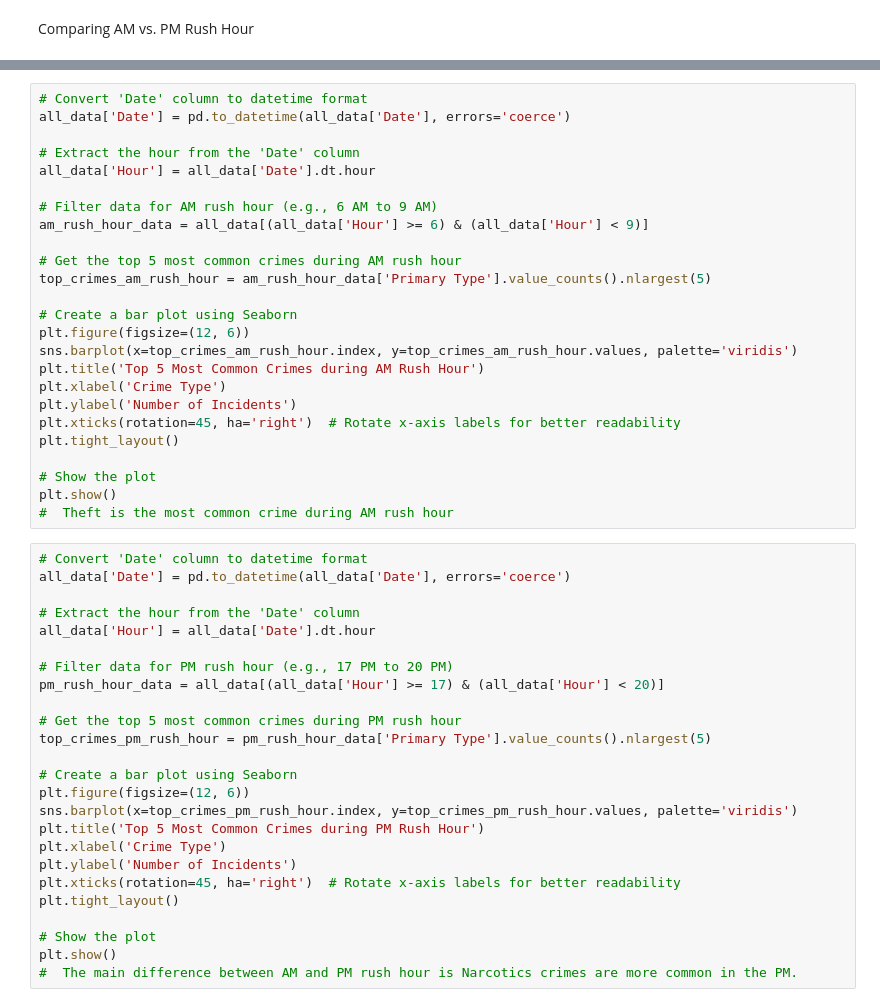
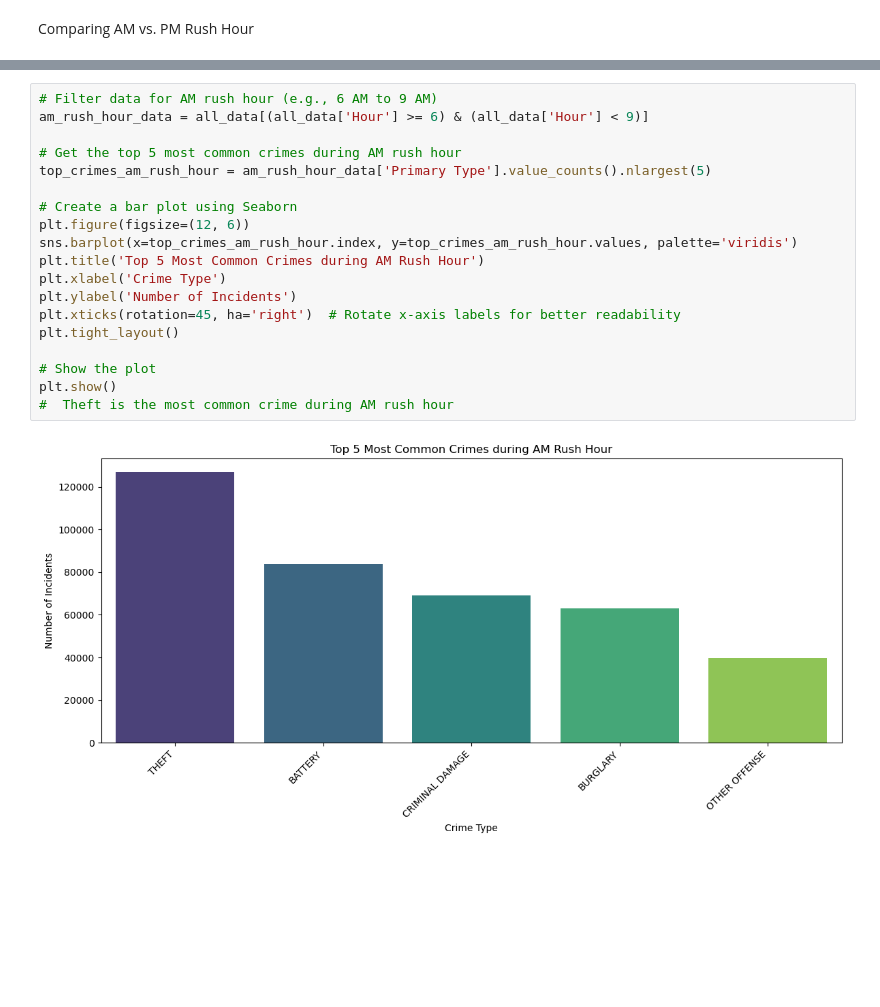
Before and after one commit to JamesCraig35/Chicago-Crime-Project, a Jupyter notebook: Part 1.ipynb, the cells around one changed output, grey strips where cells are left out. Cells and saved outputs as stored; diff of their text form; blank space fills up the shorter version.

```diff
--- a/Part 1.ipynb
+++ b/Part 1.ipynb
@@ -285,50 +281,21 @@ plt.show()
 # %%
-# Convert 'Date' column to datetime format
-all_data['Date'] = pd.to_datetime(all_data['Date'], errors='coerce')
-
-# Extract the hour from the 'Date' column
-all_data['Hour'] = all_data['Date'].dt.hour
-
 # Filter data for AM rush hour (e.g., 6 AM to 9 AM)
 am_rush_hour_data = all_data[(all_data['Hour'] >= 6) & (all_data['Hour'] < 9)]
 
 # Get the top 5 most common crimes during AM rush hour
 top_crimes_am_rush_hour = am_rush_hour_data['Primary Type'].value_counts().nlargest(5)
 
 # Create a bar plot using Seaborn
 plt.figure(figsize=(12, 6))
 sns.barplot(x=top_crimes_am_rush_hour.index, y=top_crimes_am_rush_hour.values, palette='viridis')
 plt.title('Top 5 Most Common Crimes during AM Rush Hour')
 plt.xlabel('Crime Type')
 plt.ylabel('Number of Incidents')
 plt.xticks(rotation=45, ha='right')  # Rotate x-axis labels for better readability
 plt.tight_layout()
 
 # Show the plot
 plt.show()
 #  Theft is the most common crime during AM rush hour
+# %% [output]
+[figure, added]
-# %%
-# Convert 'Date' column to datetime format
-all_data['Date'] = pd.to_datetime(all_data['Date'], errors='coerce')
-
-# Extract the hour from the 'Date' column
-all_data['Hour'] = all_data['Date'].dt.hour
-
-# Filter data for PM rush hour (e.g., 17 PM to 20 PM)
-pm_rush_hour_data = all_data[(all_data['Hour'] >= 17) & (all_data['Hour'] < 20)]
-
-# Get the top 5 most common crimes during PM rush hour
-top_crimes_pm_rush_hour = pm_rush_hour_data['Primary Type'].value_counts().nlargest(5)
-
-# Create a bar plot using Seaborn
-plt.figure(figsize=(12, 6))
-sns.barplot(x=top_crimes_pm_rush_hour.index, y=top_crimes_pm_rush_hour.values, palette='viridis')
-plt.title('Top 5 Most Common Crimes during PM Rush Hour')
-plt.xlabel('Crime Type')
-plt.ylabel('Number of Incidents')
-plt.xticks(rotation=45, ha='right')  # Rotate x-axis labels for better readability
-plt.tight_layout()
-
-# Show the plot
-plt.show()
-#  The main difference between AM and PM rush hour is Narcotics crimes are more common in the PM.
```
Also changed, not shown: parts of 14 cells of this notebook.
